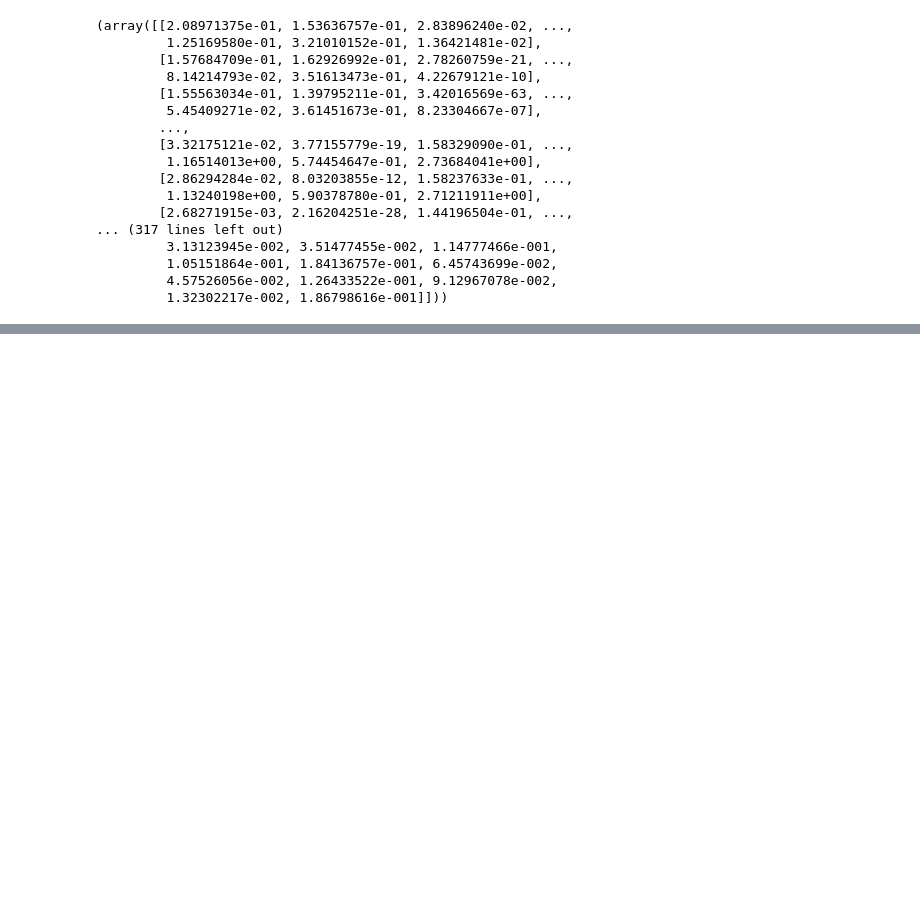
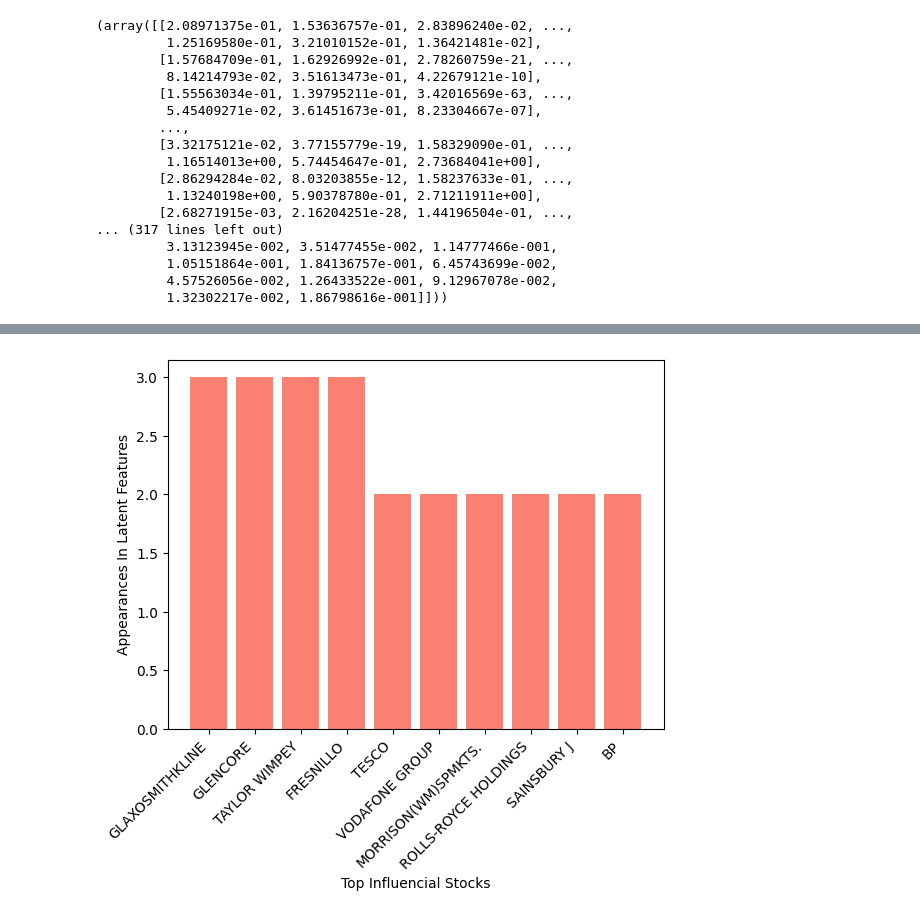
Before and after one commit to AshR-03/Predicting-The-Stock-Market-Using-Machine-Learning, a Jupyter notebook: Source/Factor_Trading_Using_NMF.ipynb, the cells around one changed output, grey strips where cells are left out. Saved outputs shown, nothing was run; the diff lists cells and outputs as text; code cells hidden in the pictures; blank space fills up the shorter version.

```diff
--- a/Source/Factor_Trading_Using_NMF.ipynb
+++ b/Source/Factor_Trading_Using_NMF.ipynb
@@ -28,6 +29,7 @@ dataset
 1966 rows × 97 columns
 # %%
 dataset = dataset.drop(['FTSE100','Name'], axis=1)
+feature_names = dataset.columns.tolist()
 dataset
 # %% [output]
 |  | ADMIRAL GROUP | ANGLO AMERICAN | ANTOFAGASTA | ASHTEAD GROUP | ASSOCIATED BRIT.FOODS | ASTRAZENECA | AVIVA | ... |
@@ -87,0 +86,3 @@ mnf.W.shape
+# %%
+H_df = pd.DataFrame(mnf.H, columns=feature_names)
+H_df
@@ -87,0 +102,24 @@ mnf.W.shape
+# %%
+# Extract most influencial stock market companies from the latent features.
+top_features = {}
+
+for i in range(H_df.shape[0]):
+    component = H_df.iloc[i]
+    top_indices = component.nlargest(10).index
+    top_features[f'Latent Feature {i+1}'] = top_indices.tolist()
+
+stock_counter = Counter()
+for latent_feature, stocks in (top_features.items()):
+    stock_counter = stock_counter + Counter(stocks)
+
+histogram_data = {}
+for stock, count in stock_counter.most_common(10):
+    histogram_data[stock] = count
+
+plt.bar(histogram_data.keys(), histogram_data.values(), color="salmon")
+plt.xticks(rotation=45, ha="right")
+plt.xlabel("Top Influencial Stocks")
+plt.ylabel("Appearances In Latent Features")
+plt.show()
+# %% [output]
+[figure, added]
```
Also changed, not shown: parts of 5 cells of this notebook.
